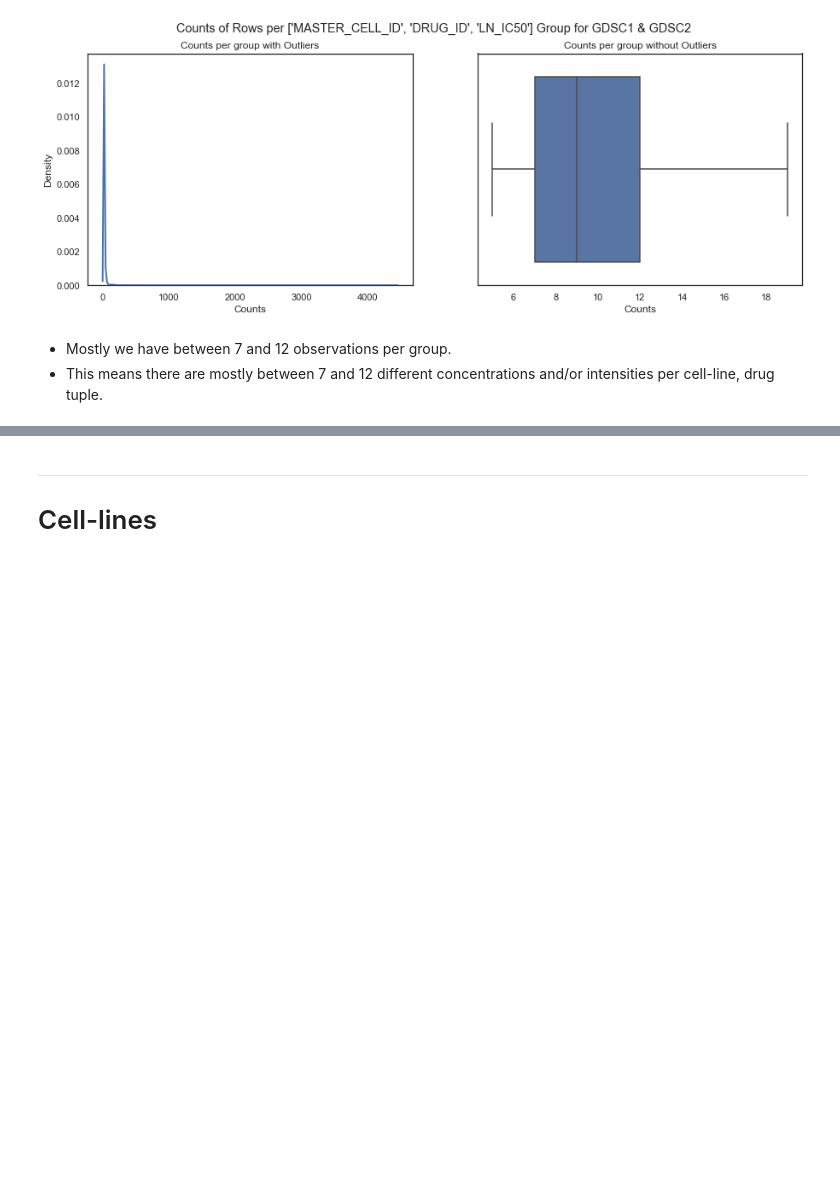
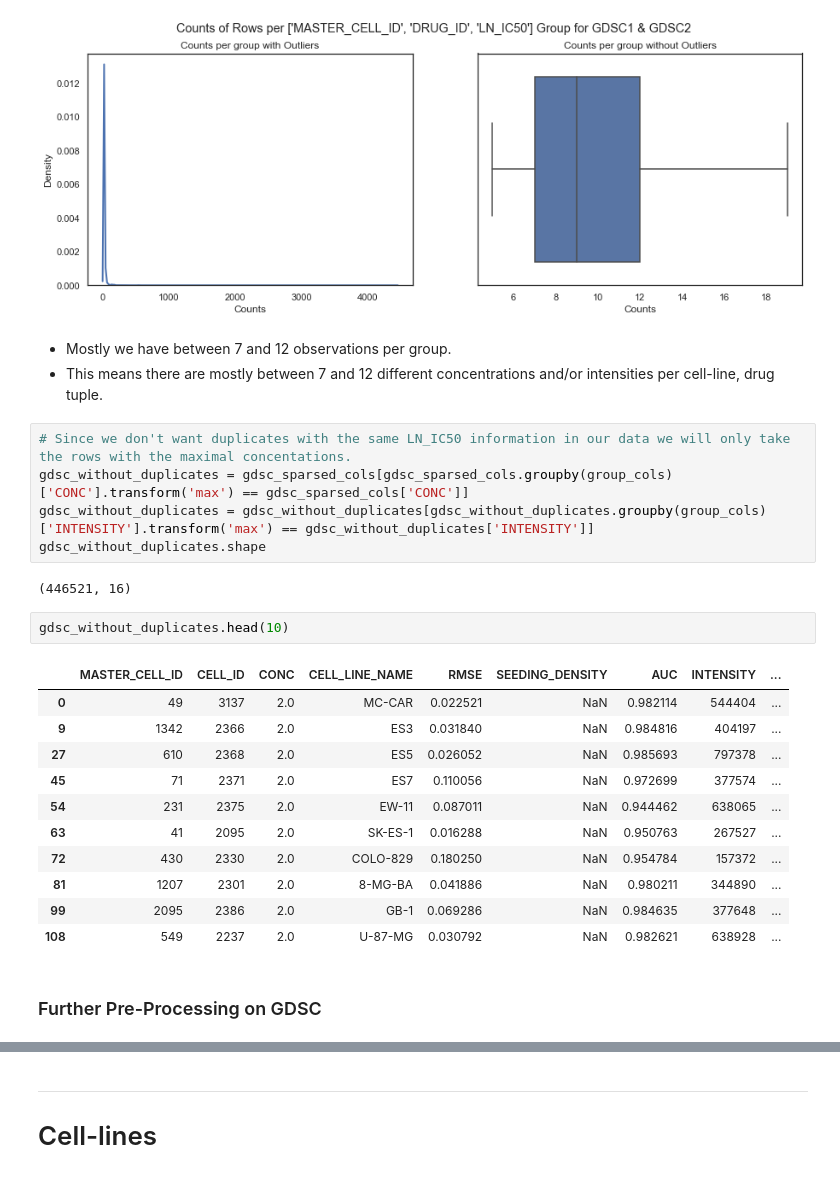
Before and after one commit to PeeteKeesel/gnn-for-drug-response-prediction, a Jupyter notebook: 02_GDSC_playground.ipynb, the cells around one changed output, grey strips where cells are left out. Cells and saved outputs as stored; diff of their text form; blank space fills up the shorter version.

Commit message:
a bit pre-processing to build base data for gdsc without any extra features yet

```diff
--- a/02_GDSC_playground.ipynb
+++ b/02_GDSC_playground.ipynb
@@ -699,3 +705,26 @@ axs[1].set_title("Counts per group without Outliers");
 # %% [markdown]
 - Mostly we have between 7 and 12 observations per group.
 - This means there are mostly between 7 and 12 different concentrations and/or intensities per cell-line, drug tuple.
+# %%
+# Since we don't want duplicates with the same LN_IC50 information in our data we will only take the rows with the maximal concentations.
+gdsc_without_duplicates = gdsc_sparsed_cols[gdsc_sparsed_cols.groupby(group_cols)['CONC'].transform('max') == gdsc_sparsed_cols['CONC']]
+gdsc_without_duplicates = gdsc_without_duplicates[gdsc_without_duplicates.groupby(group_cols)['INTENSITY'].transform('max') == gdsc_without_duplicates['INTENSITY']]
+gdsc_without_duplicates.shape
+# %% [output]
+(446521, 16)
+# %%
+gdsc_without_duplicates.head(10)
+# %% [output]
+|  | MASTER_CELL_ID | CELL_ID | CONC | CELL_LINE_NAME | RMSE | SEEDING_DENSITY | AUC | INTENSITY | ... |
+| 0 | 49 | 3137 | 2.0 | MC-CAR | 0.022521 | NaN | 0.982114 | 544404 | ... |
+| 9 | 1342 | 2366 | 2.0 | ES3 | 0.031840 | NaN | 0.984816 | 404197 | ... |
+| 27 | 610 | 2368 | 2.0 | ES5 | 0.026052 | NaN | 0.985693 | 797378 | ... |
+| 45 | 71 | 2371 | 2.0 | ES7 | 0.110056 | NaN | 0.972699 | 377574 | ... |
+| 54 | 231 | 2375 | 2.0 | EW-11 | 0.087011 | NaN | 0.944462 | 638065 | ... |
+| 63 | 41 | 2095 | 2.0 | SK-ES-1 | 0.016288 | NaN | 0.950763 | 267527 | ... |
+| 72 | 430 | 2330 | 2.0 | COLO-829 | 0.180250 | NaN | 0.954784 | 157372 | ... |
+| 81 | 1207 | 2301 | 2.0 | 8-MG-BA | 0.041886 | NaN | 0.980211 | 344890 | ... |
+| 99 | 2095 | 2386 | 2.0 | GB-1 | 0.069286 | NaN | 0.984635 | 377648 | ... |
+| 108 | 549 | 2237 | 2.0 | U-87-MG | 0.030792 | NaN | 0.982621 | 638928 | ... |
+# %% [markdown]
+### Further Pre-Processing on GDSC
```
Also changed, not shown: parts of 6 cells of this notebook.
